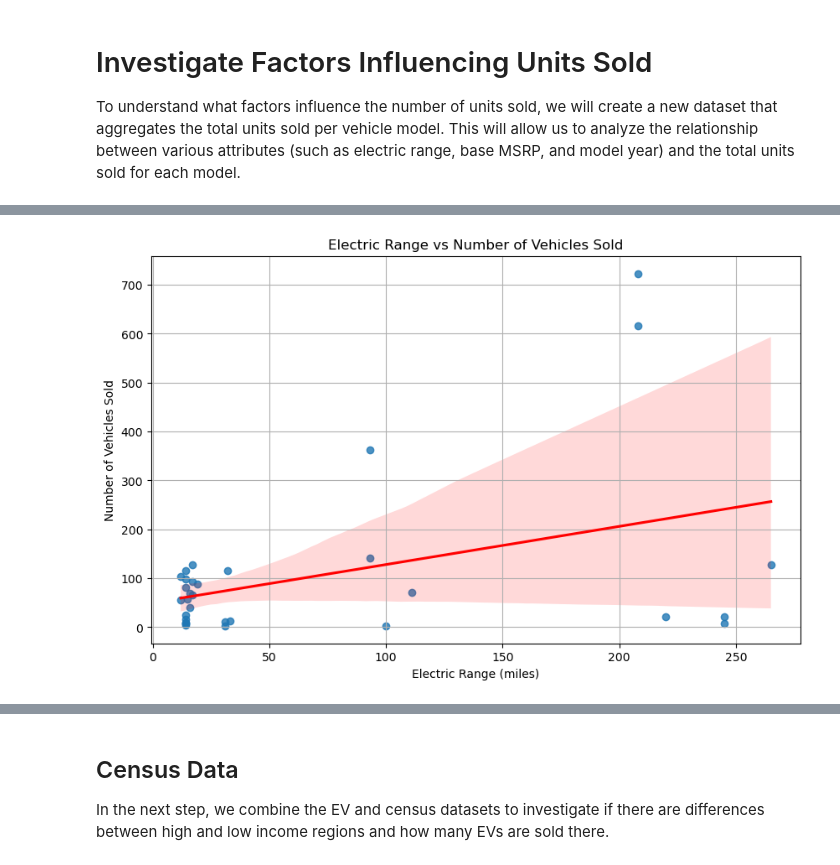
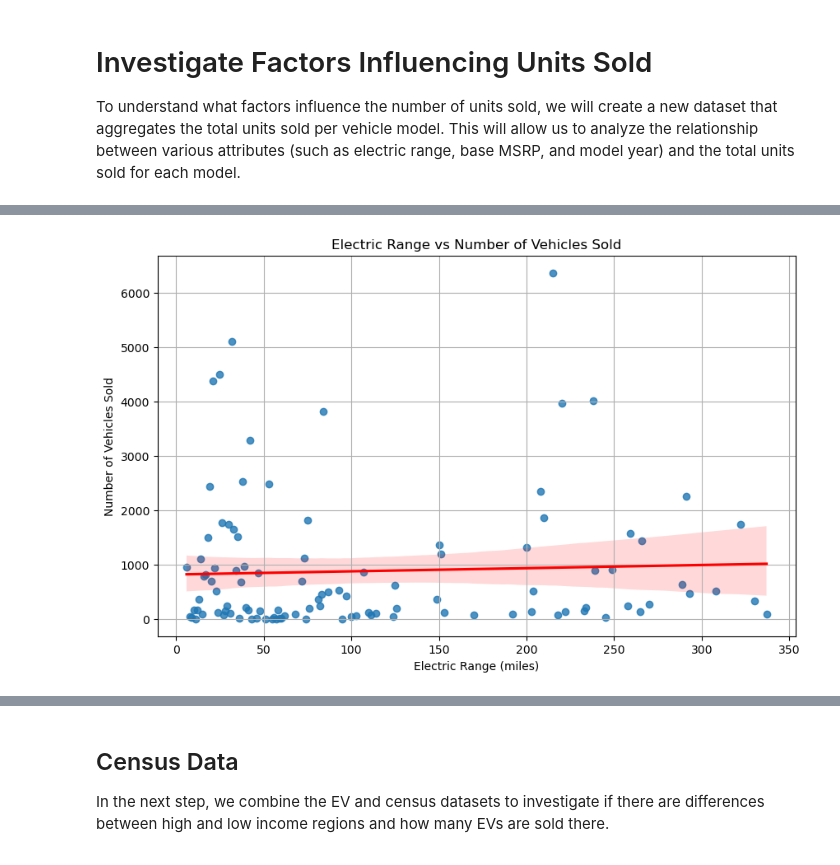
Before and after one commit to faufreiter/dds_ev_analysis, a Jupyter notebook: analysis.ipynb, the cells around one changed output, grey strips where cells are left out. Saved outputs shown, nothing was run; the diff lists cells and outputs as text; code cells hidden in the pictures.

```diff
--- a/analysis.ipynb
+++ b/analysis.ipynb
@@ -139,9 +139,17 @@ electric_vehicle_population_clean['base_msrp'] = electric_vehicle_population_cle
 electric_vehicle_population_clean['electric_range'] = electric_vehicle_population_clean['electric_range'].replace(0, np.nan)
 
 # Group by vehicle, electric_range, and base_msrp and count the number of vehicles
-electric_vehicle_count = electric_vehicle_population_clean.groupby(['vehicle', 'electric_range', 'base_msrp']).size().reset_index(name='vehicle_n')
+electric_vehicle_count = electric_vehicle_population_clean.groupby(['vehicle']).size().reset_index(name='vehicle_n')
 electric_vehicle_count = electric_vehicle_count.sort_values(by='vehicle_n', ascending=False)
+electric_vehicle_count = electric_vehicle_count.reset_index(drop=True)
 
-electric_vehicle_count = electric_vehicle_count.reset_index(drop=True)
-electric_vehicle_count.head()
+electric_range_count = electric_vehicle_population_clean.groupby(['electric_range']).size().reset_index(name='vehicle_n')
+electric_range_count = electric_range_count.sort_values(by='vehicle_n', ascending=False)
+electric_range_count = electric_range_count.reset_index(drop=True)
+electric_range_count.head()
+
+electric_msrp_count = electric_vehicle_population_clean.groupby(['base_msrp']).size().reset_index(name='vehicle_n')
+electric_msrp_count = electric_msrp_count.sort_values(by='vehicle_n', ascending=False)
+electric_msrp_count = electric_msrp_count.reset_index(drop=True)
+electric_msrp_count.head()
 # %% [output]
@@ -170,15 +162,15 @@ electric_vehicle_population_clean
 # %%
-slope, intercept, r_value, p_value, std_err = stats.linregress(electric_vehicle_count['electric_range'], electric_vehicle_count['vehicle_n'])
+slope, intercept, r_value, p_value, std_err = stats.linregress(electric_range_count['electric_range'], electric_range_count['vehicle_n'])
 
 plt.figure(figsize=(10, 6))
-sns.regplot(x='electric_range', y='vehicle_n', data=electric_vehicle_count, line_kws={'color': 'red'})
+sns.regplot(x='electric_range', y='vehicle_n', data=electric_range_count, line_kws={'color': 'red'})
 plt.title('Electric Range vs Number of Vehicles Sold')
 plt.xlabel('Electric Range (miles)')
 plt.ylabel('Number of Vehicles Sold')
 plt.grid(True)
 plt.show()
 # %% [output]
-[figure, old version]
+[figure, new version]
 # %%
 print(f"Regression statistics for Electric Range vs Number of Vehicles Sold:")
 print(f"Slope: {slope}")
```
Also changed, not shown: parts of 12 cells of this notebook.
